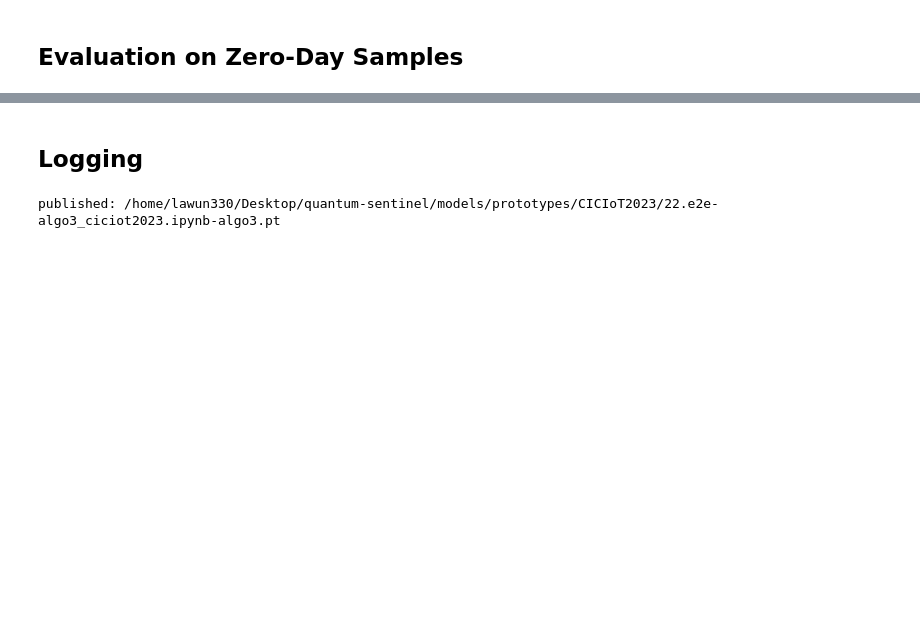
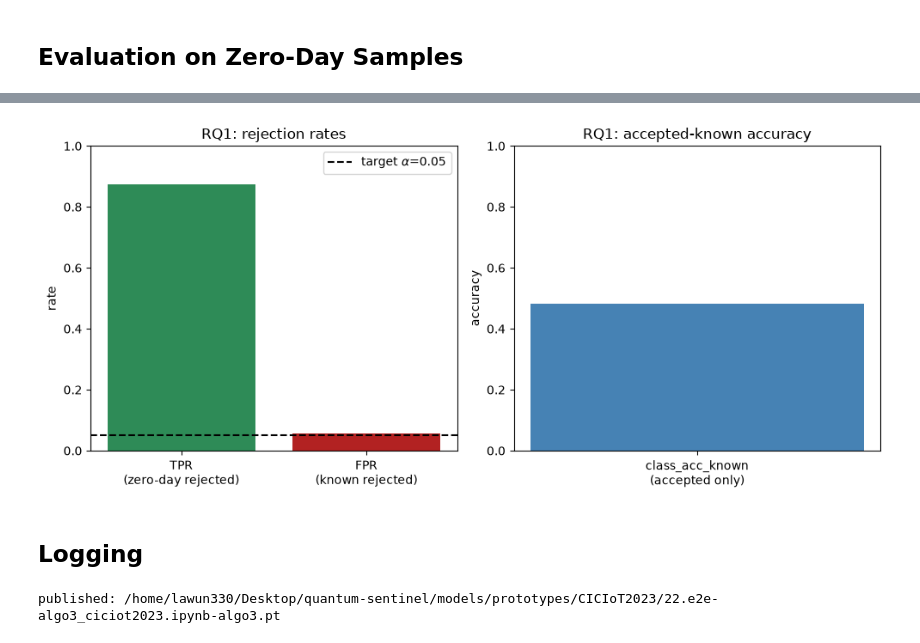
Before and after one commit to lawun330/quantum-sentinel, a Jupyter notebook: 22.e2e-algo3_ciciot2023.ipynb, the cells around one changed output, grey strips where cells are left out. Cells and saved outputs as stored; diff of their text form; code cells hidden in the pictures; blank space fills up the shorter version.

```diff
--- a/22.e2e-algo3_ciciot2023.ipynb
+++ b/22.e2e-algo3_ciciot2023.ipynb
@@ -571,3 +599,28 @@ plt.show()
+# %%
+fig, axes = plt.subplots(1, 2, figsize=(10, 4.5))
+
+# rejection rates
+axes[0].bar(
+    ["TPR\n(zero-day rejected)", "FPR\n(known rejected)"],
+    [TPR_zeroday, FPR_known],
+    color=["seagreen", "firebrick"],
+)
+axes[0].axhline(alpha, color="black", linestyle="--", label=fr"target $\alpha$={alpha}")
+axes[0].set_ylim(0, 1)
+axes[0].set_ylabel("rate")
+axes[0].set_title("RQ1: rejection rates")
+axes[0].legend()
+
+# accepted-known accuracy
+axes[1].bar(["class_acc_known\n(accepted only)"], [class_acc_known], color="steelblue")
+axes[1].set_ylim(0, 1)
+axes[1].set_ylabel("accuracy")
+axes[1].set_title("RQ1: accepted-known accuracy")
+
+plt.tight_layout()
+plt.show()
+# %% [output]
+[figure, added]
 # %% [markdown]
 ## Logging
 # %%
```
Also changed, not shown: parts of 11 cells of this notebook, 8 other files.
